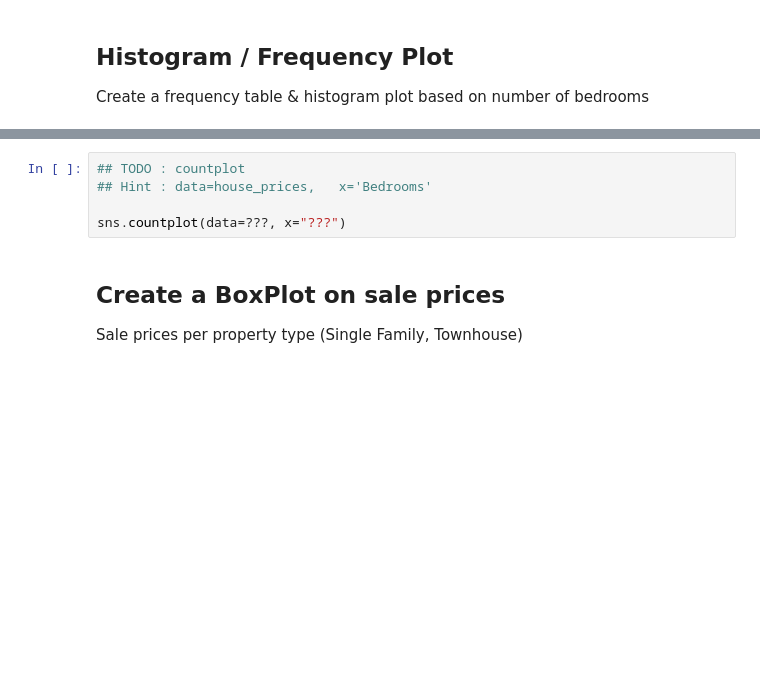
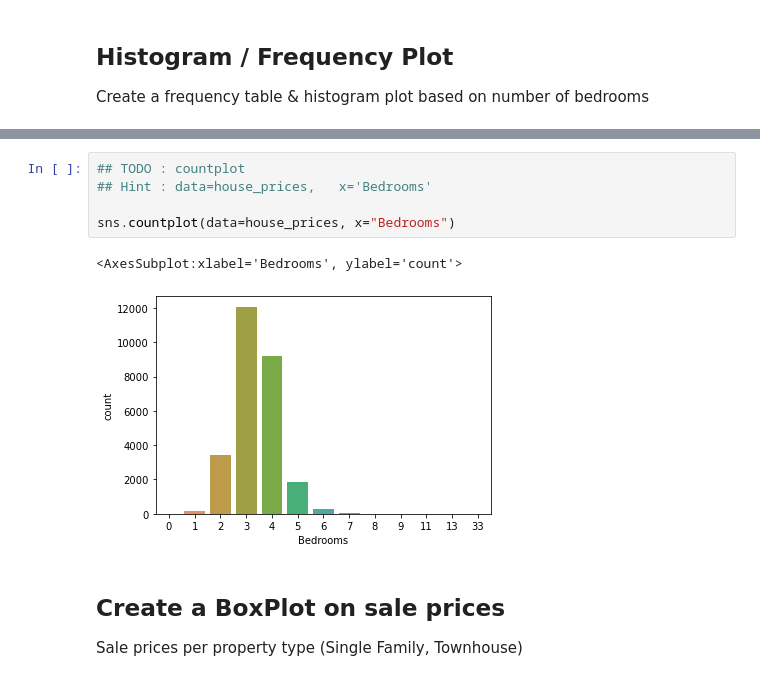
Before and after one commit to elephantscale/python-labs, a Jupyter notebook: exploration/3-visualize-house-sales.ipynb, the cells around one changed output, grey strips where cells are left out. Cells and saved outputs as stored; diff of their text form; blank space fills up the shorter version.

```diff
--- a/exploration/3-visualize-house-sales.ipynb
+++ b/exploration/3-visualize-house-sales.ipynb
@@ -48,8 +89,11 @@ freq_count
 # %%
 ## TODO : countplot
 ## Hint : data=house_prices,   x='Bedrooms'
 
-sns.countplot(data=???, x="???")
+sns.countplot(data=house_prices, x="Bedrooms")
+# %% [output]
+<AxesSubplot:xlabel='Bedrooms', ylabel='count'>
+[figure, added]
 # %% [markdown]
 ## Create a BoxPlot on sale prices
 Sale prices per property type  (Single Family, Townhouse)
```
Also changed, not shown: parts of 8 cells of this notebook.
